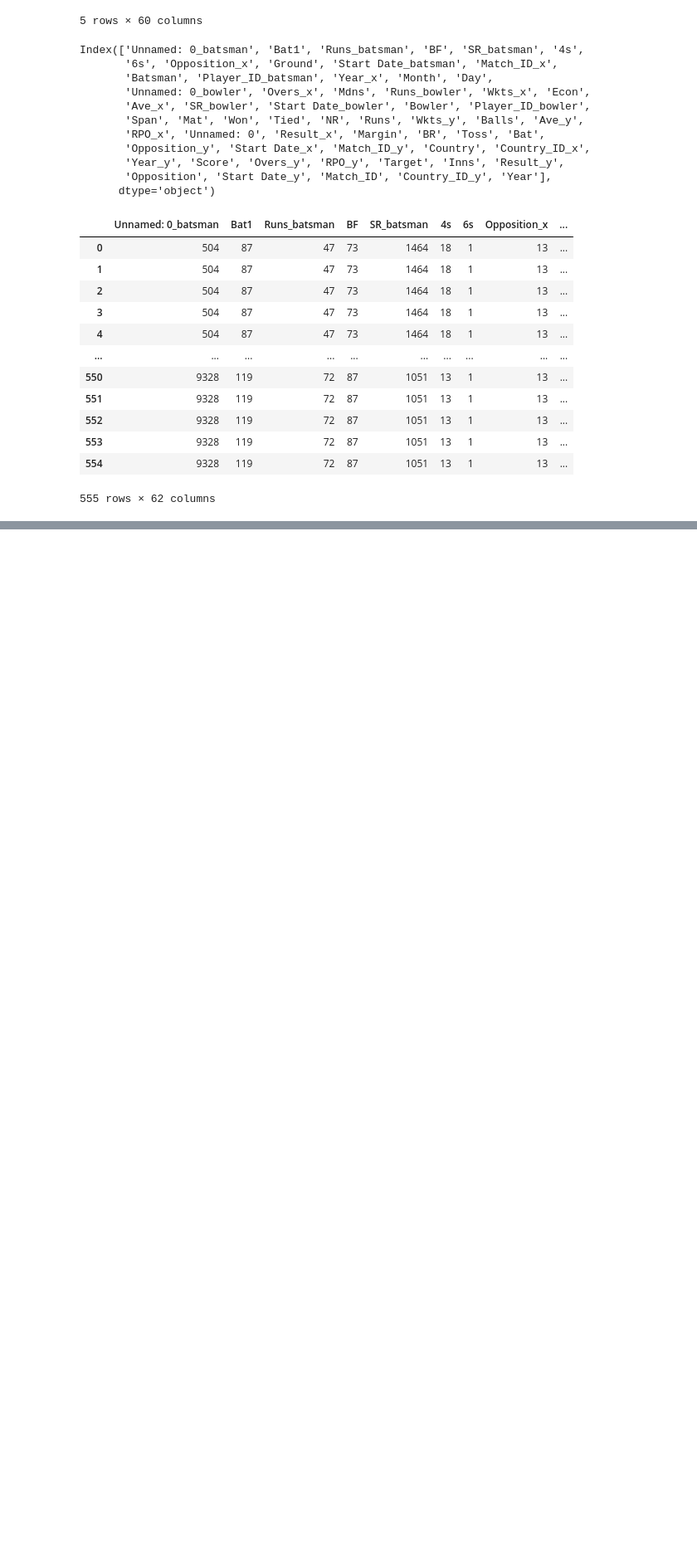
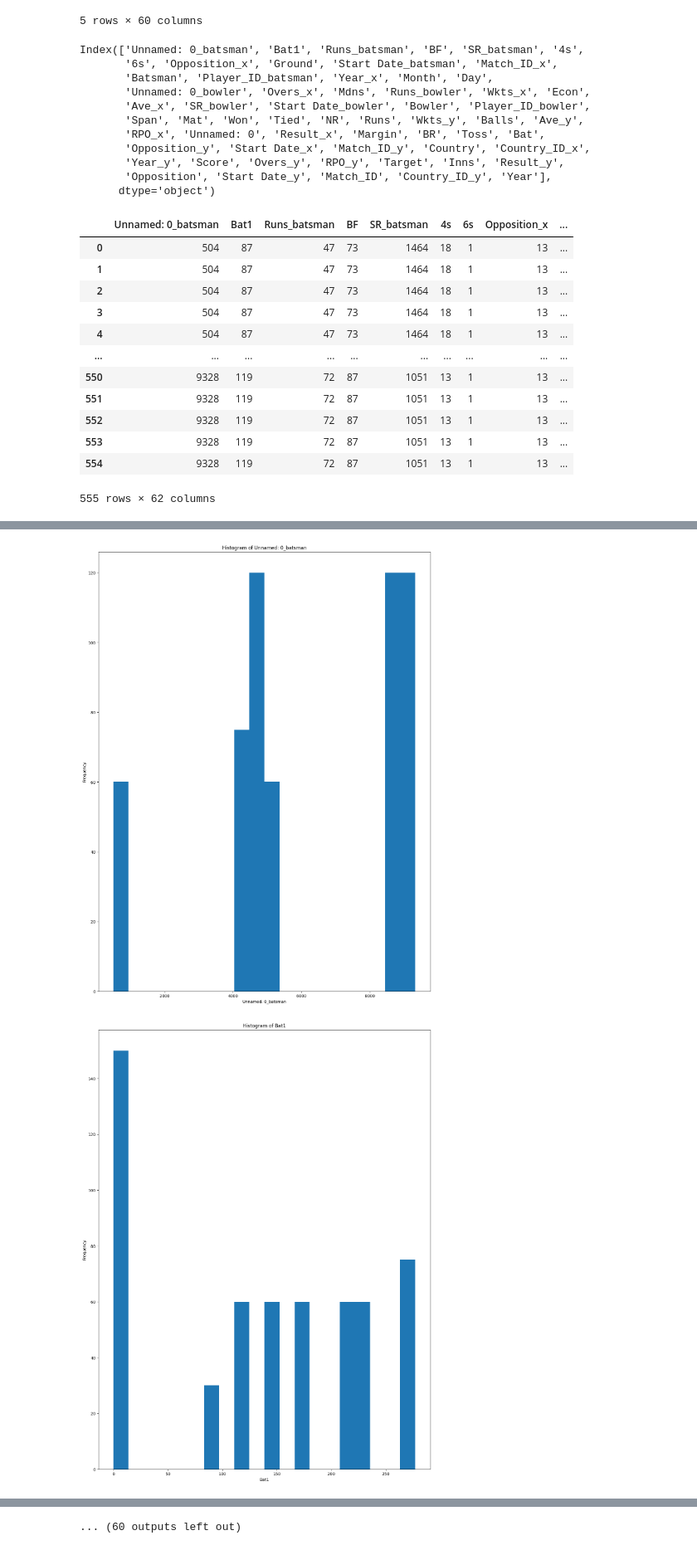
Before and after one commit to JaveriaIrfan686/Cricket-Player-Performance-Prediction-using-machine-learning, a Jupyter notebook: Cricket Player Performance Predict.ipynb, the cells around one changed output, grey strips where cells are left out. Shown at 83% size. Cells and saved outputs as stored; diff of their text form; code cells hidden in the pictures; blank space fills up the shorter version.

```diff
--- a/Cricket Player Performance Predict.ipynb
+++ b/Cricket Player Performance Predict.ipynb
@@ -835,0 +964,6 @@ grand_df
+# %%
+# Calculate Bowling Strike Rate for each player
+grand_df['Bowling Strike Rate'] = (grand_df['BF'] / grand_df['Wkts_x']).round(2)
+
+# Display the Player and Bowling Strike Rate columns
+print(grand_df[['Player', 'Bowling Strike Rate']])
@@ -835,0 +985,4 @@ grand_df
+# %%
+# Calculate the total Maiden Overs for each player
+grand_df['Maiden Overs Total'] = grand_df['Mdns'].sum()
+print(grand_df[['Player', 'Maiden Overs Total']])
@@ -835,0 +1004,14 @@ grand_df
+# %%
+#Finding player performance score
+
+# Calculate Batting Performance Score using Batting Average
+grand_df['Batting Performance Score'] = grand_df['Batting Average'] * 10
+
+# Calculate Bowling Performance Score using Bowling Average
+grand_df['Bowling Performance Score'] = 100 / grand_df['Bowling Average']
+
+# Calculate the Overall Performance Score as a combination of batting and bowling
+grand_df['Overall Performance Score'] = (grand_df['Batting Performance Score'] + grand_df['Bowling Performance Score']) / 2
+
+player_performance = grand_df[['Player', 'Overall Performance Score']]
+print(player_performance)
@@ -835,0 +1052,21 @@ grand_df
+# %%
+import matplotlib.pyplot as plt
+
+# Select numeric columns from your dataset
+numeric_columns = grand_df.select_dtypes(include=['number'])
+
+# List of columns to exclude from visualization
+exclude_columns = ['Bowling Strike Rate']
+
+# Plot histograms for each numeric column (excluding the specified columns)
+for column in numeric_columns.columns:
+    if column not in exclude_columns:
+        plt.figure(figsize=(1, !))
+        plt.hist(grand_df[column].dropna(), bins=20)
+        plt.title(f'Histogram of {column}')
+        plt.xlabel(column)
+        plt.ylabel('Frequency')
+        plt.show()
+# %% [output]
+[figure, added]
+[figure, added]
@@ -835,0 +1083 @@ grand_df
+... (60 outputs left out)
```
Also changed, not shown: parts of 12 cells of this notebook, 1 other file.
